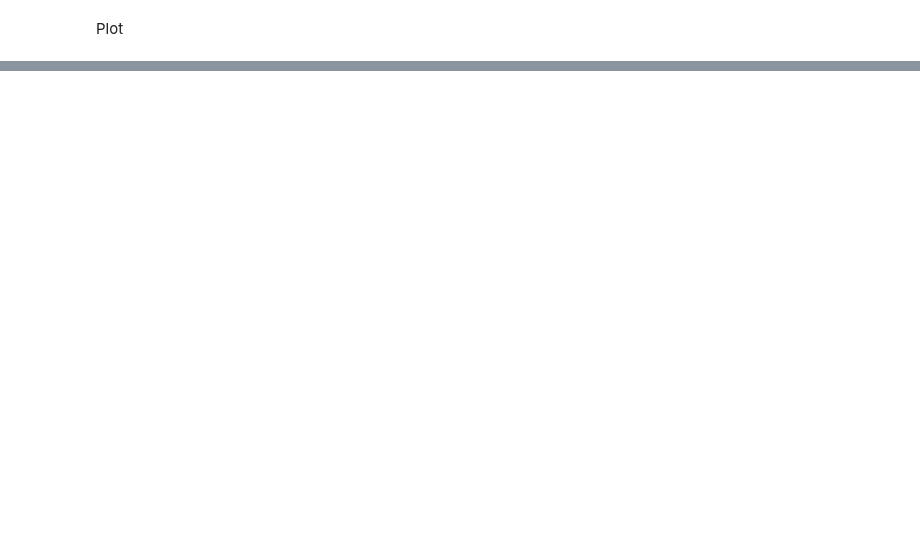
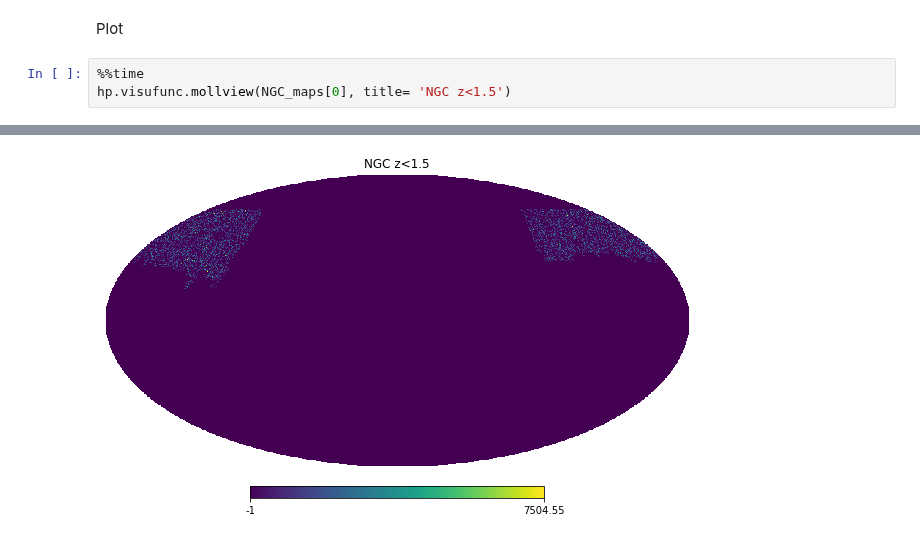
Before and after one commit to Cosmotheka/Cosmotheka, a Jupyter notebook: pipeline/eBOSS_QSO/eQuasar.ipynb, the cells around one changed output, grey strips where cells are left out. Drawn from its saved outputs; the diff is of its cells as text; blank space fills up the shorter version.

```diff
--- a/pipeline/eBOSS_QSO/eQuasar.ipynb
+++ b/pipeline/eBOSS_QSO/eQuasar.ipynb
@@ -134,2 +141,6 @@ for i in range(len(binned_SGC)):
 # %% [markdown]
 Plot
+# %%
+%%time
+hp.visufunc.mollview(NGC_maps[0], title= 'NGC z<1.5')
+# %% [output]
@@ -136 +149,2 @@ Plot
+[figure, added]
 # %%
```
Also changed, not shown: parts of 7 cells of this notebook.
